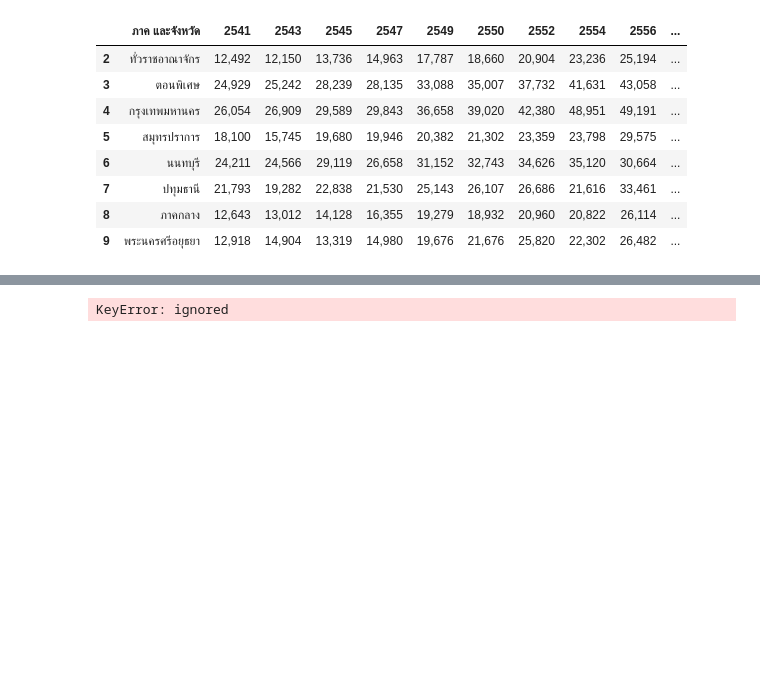
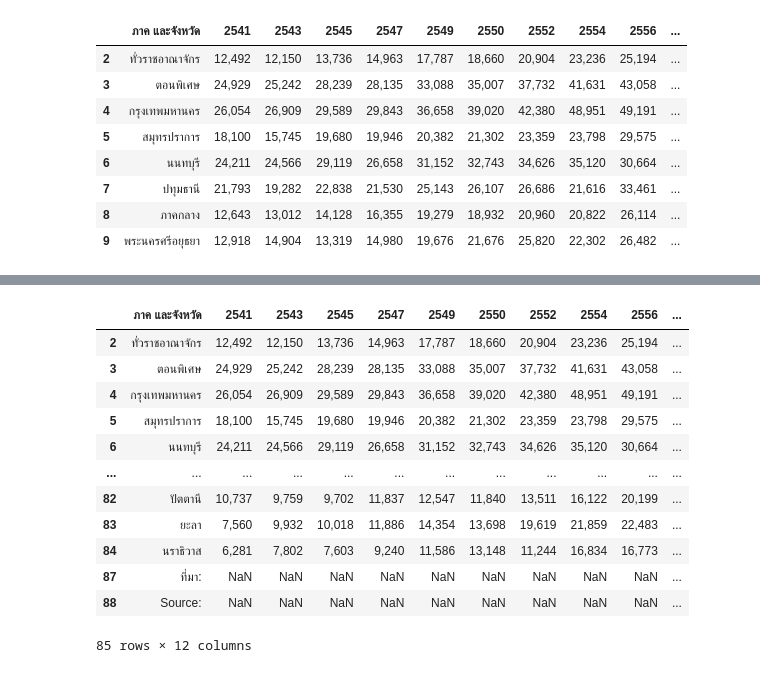
Before and after one commit to Suchirapon/data_viz, a Jupyter notebook: Quiz2.ipynb, the cells around one changed output, grey strips where cells are left out. Drawn from its saved outputs; the diff is of its cells as text; code cells hidden in the pictures; blank space fills up the shorter version.

```diff
--- a/Quiz2.ipynb
+++ b/Quiz2.ipynb
@@ -100,4 +114,17 @@ data_1.dropna(axis=1,subset=[]) #dropna โดยใช้ axis ตามคอ
 # %%
-data_1 = data_csv.head(10).dropna(subset=['ภาค และจังหวัด']).drop(columns['Unnamed: ']).iloc[:,:13]
+data_1 = data_csv.dropna(subset=['ภาค และจังหวัด']).drop(columns=['Unnamed: 1']).iloc[:,:12]
+data_1
 # %% [output]
+|  | ภาค และจังหวัด | 2541 | 2543 | 2545 | 2547 | 2549 | 2550 | 2552 | 2554 | 2556 | ... |
+| 2 | ทั่วราชอาณาจักร | 12,492 | 12,150 | 13,736 | 14,963 | 17,787 | 18,660 | 20,904 | 23,236 | 25,194 | ... |
+| 3 | ตอนพิเศษ | 24,929 | 25,242 | 28,239 | 28,135 | 33,088 | 35,007 | 37,732 | 41,631 | 43,058 | ... |
+| 4 | กรุงเทพมหานคร | 26,054 | 26,909 | 29,589 | 29,843 | 36,658 | 39,020 | 42,380 | 48,951 | 49,191 | ... |
+| 5 | สมุทรปราการ | 18,100 | 15,745 | 19,680 | 19,946 | 20,382 | 21,302 | 23,359 | 23,798 | 29,575 | ... |
+| 6 | นนทบุรี | 24,211 | 24,566 | 29,119 | 26,658 | 31,152 | 32,743 | 34,626 | 35,120 | 30,664 | ... |
+| ... | ... | ... | ... | ... | ... | ... | ... | ... | ... | ... | ... |
+| 82 | ปัตตานี | 10,737 | 9,759 | 9,702 | 11,837 | 12,547 | 11,840 | 13,511 | 16,122 | 20,199 | ... |
+| 83 | ยะลา | 7,560 | 9,932 | 10,018 | 11,886 | 14,354 | 13,698 | 19,619 | 21,859 | 22,483 | ... |
+| 84 | นราธิวาส | 6,281 | 7,802 | 7,603 | 9,240 | 11,586 | 13,148 | 11,244 | 16,834 | 16,773 | ... |
+| 87 | ที่มา: | NaN | NaN | NaN | NaN | NaN | NaN | NaN | NaN | NaN | ... |
+| 88 | Source: | NaN | NaN | NaN | NaN | NaN | NaN | NaN | NaN | NaN | ... |
-KeyError: ignored
+85 rows × 12 columns
```
Also changed, not shown: parts of 3 cells of this notebook.
